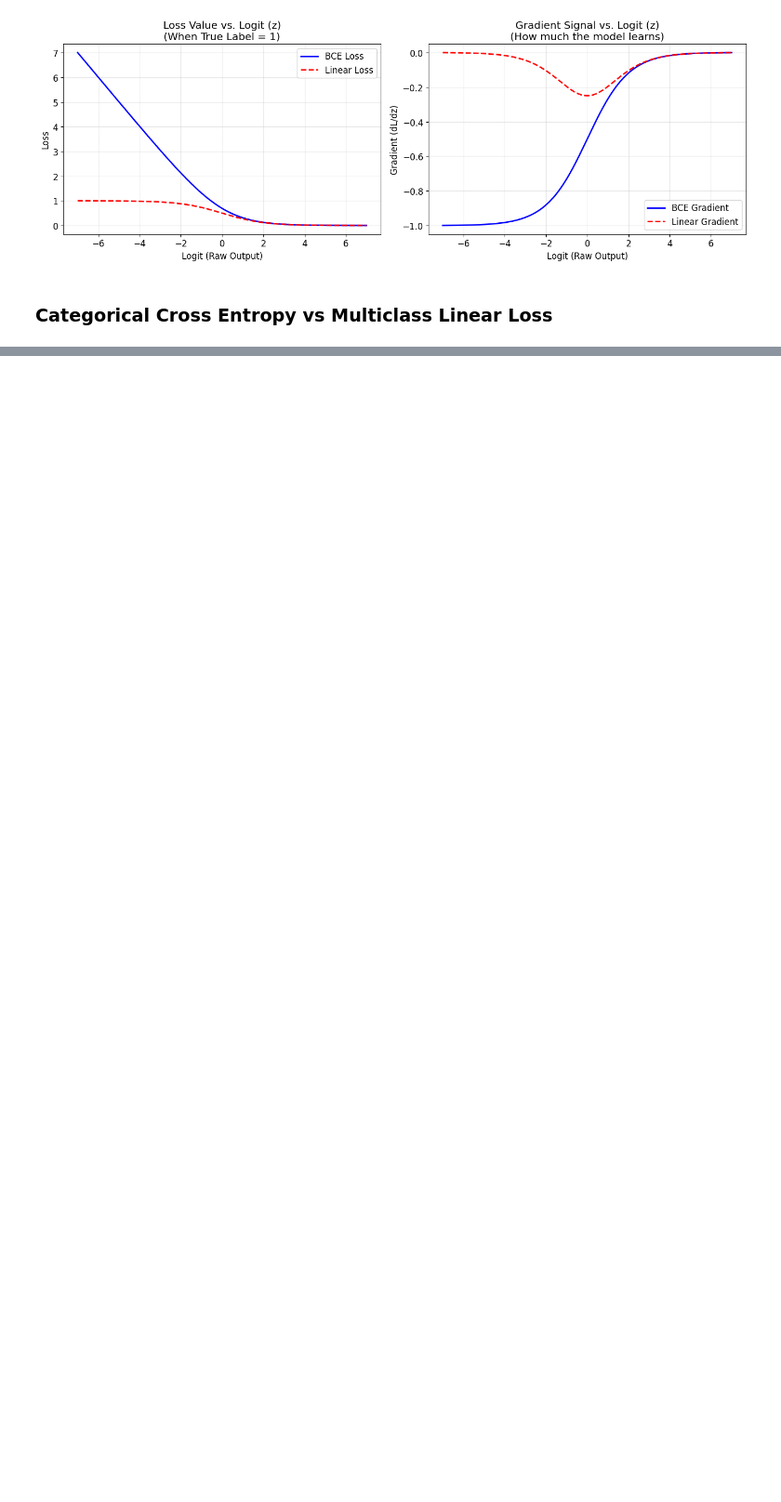
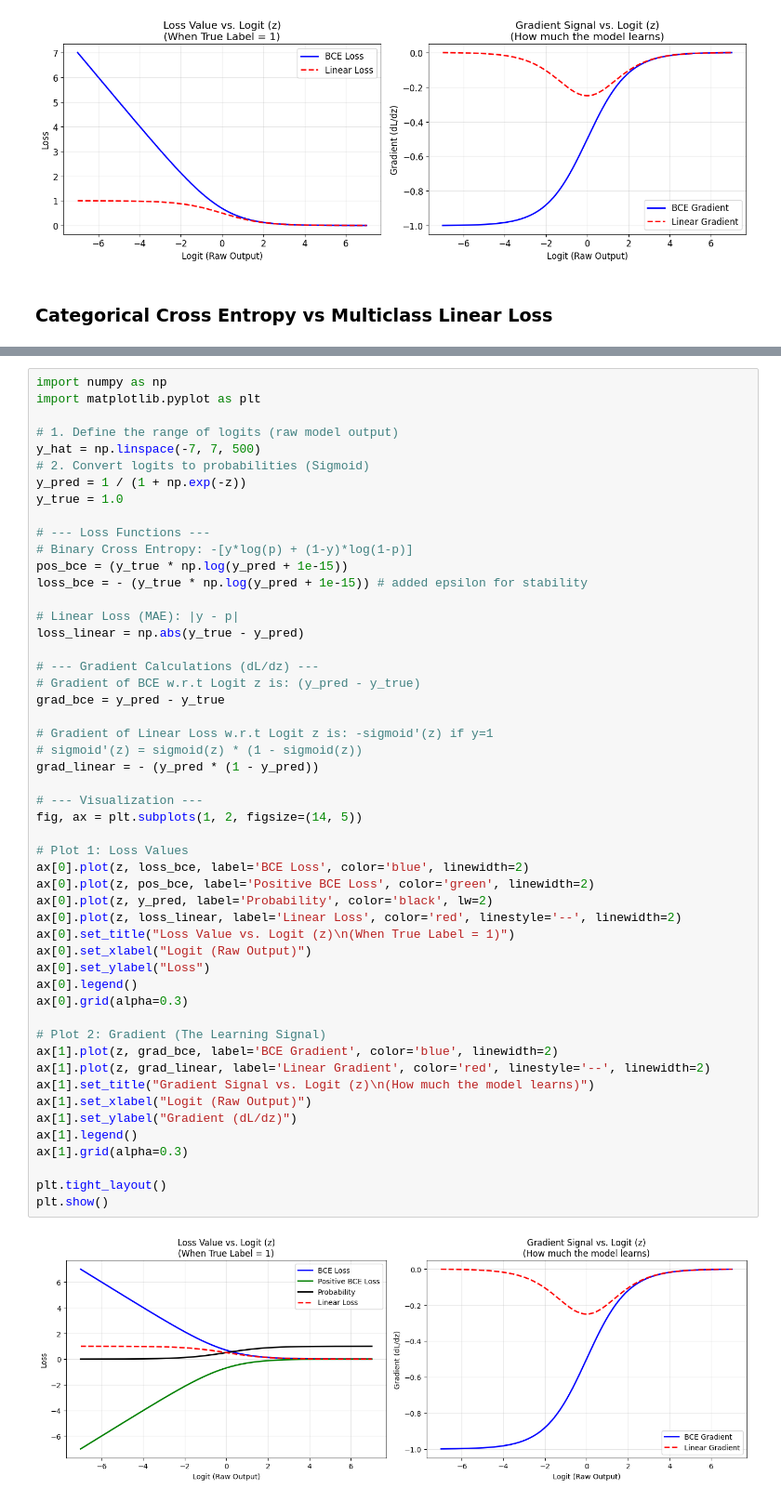
Before and after one commit to badaru-musa/fastbook, a Jupyter notebook: clean/04_mnist_basics.ipynb, the cells around one changed output, grey strips where cells are left out. Shown at 93% size. Cells and saved outputs as stored; diff of their text form; blank space fills up the shorter version.

```diff
--- a/clean/04_mnist_basics.ipynb
+++ b/clean/04_mnist_basics.ipynb
@@ -1271,0 +1369,53 @@ plt.show()
+# %%
+import numpy as np
+import matplotlib.pyplot as plt
+
+# 1. Define the range of logits (raw model output)
+y_hat = np.linspace(-7, 7, 500)
+# 2. Convert logits to probabilities (Sigmoid)
+y_pred = 1 / (1 + np.exp(-z))
+y_true = 1.0
+
+# --- Loss Functions ---
+# Binary Cross Entropy: -[y*log(p) + (1-y)*log(1-p)]
+pos_bce = (y_true * np.log(y_pred + 1e-15))
+loss_bce = - (y_true * np.log(y_pred + 1e-15)) # added epsilon for stability
+
+# Linear Loss (MAE): |y - p|
+loss_linear = np.abs(y_true - y_pred)
+
+# --- Gradient Calculations (dL/dz) ---
+# Gradient of BCE w.r.t Logit z is: (y_pred - y_true)
+grad_bce = y_pred - y_true
+
+# Gradient of Linear Loss w.r.t Logit z is: -sigmoid'(z) if y=1
+# sigmoid'(z) = sigmoid(z) * (1 - sigmoid(z))
+grad_linear = - (y_pred * (1 - y_pred))
+
+# --- Visualization ---
+fig, ax = plt.subplots(1, 2, figsize=(14, 5))
+
+# Plot 1: Loss Values
+ax[0].plot(z, loss_bce, label='BCE Loss', color='blue', linewidth=2)
+ax[0].plot(z, pos_bce, label='Positive BCE Loss', color='green', linewidth=2)
+ax[0].plot(z, y_pred, label='Probability', color='black', lw=2)
+ax[0].plot(z, loss_linear, label='Linear Loss', color='red', linestyle='--', linewidth=2)
+ax[0].set_title("Loss Value vs. Logit (z)\n(When True Label = 1)")
+ax[0].set_xlabel("Logit (Raw Output)")
+ax[0].set_ylabel("Loss")
+ax[0].legend()
+ax[0].grid(alpha=0.3)
+
+# Plot 2: Gradient (The Learning Signal)
+ax[1].plot(z, grad_bce, label='BCE Gradient', color='blue', linewidth=2)
+ax[1].plot(z, grad_linear, label='Linear Gradient', color='red', linestyle='--', linewidth=2)
+ax[1].set_title("Gradient Signal vs. Logit (z)\n(How much the model learns)")
+ax[1].set_xlabel("Logit (Raw Output)")
+ax[1].set_ylabel("Gradient (dL/dz)")
+ax[1].legend()
+ax[1].grid(alpha=0.3)
+
+plt.tight_layout()
+plt.show()
+# %% [output]
+[figure, added]
```
Also changed, not shown: parts of 6 cells of this notebook, 2 other files.
